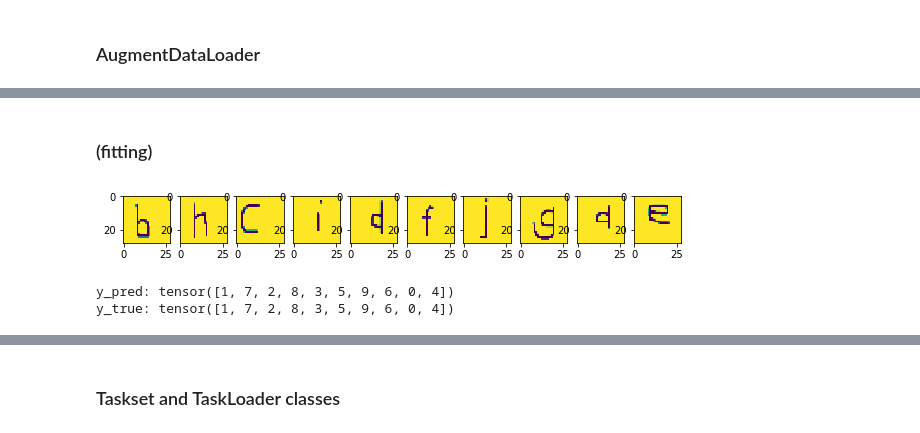
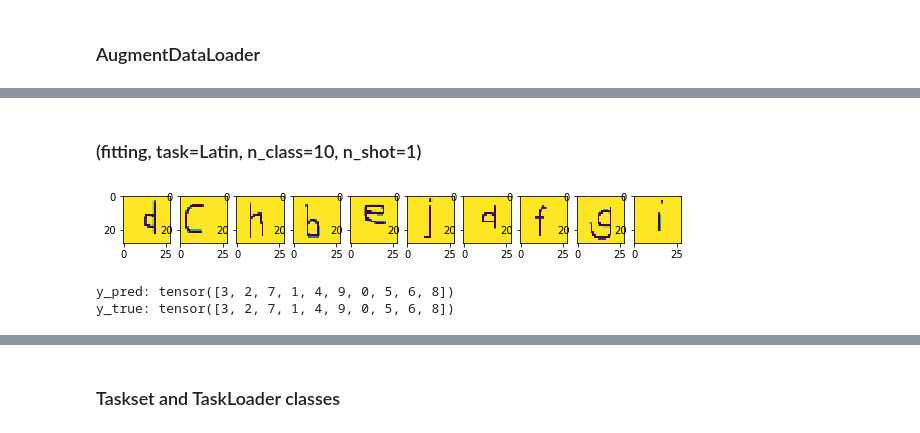
Before and after one commit to naruya/maml-pytorch, a Jupyter notebook: notebooks/maml.ipynb, the cells around one changed output, grey strips where cells are left out. Drawn from its saved outputs; the diff is of its cells as text; code cells hidden in the pictures.

```diff
--- a/notebooks/maml.ipynb
+++ b/notebooks/maml.ipynb
@@ -290,5 +290,5 @@ y_true: tensor([0, 8, 6, 5, 5, 1, 5, 7, 0, 3])
-# %% [markdown]
-### (fitting)
+# %% [markdown]
+### (fitting, task=Latin, n_class=10, n_shot=1)
 # %%
 local_task_train_data_loader = DataLoader(
     OmniglotOriginDataset("../data/omniglot_mini/images_background/Latin/",
@@ -305,34 +305,34 @@ local_task_test_data_loader = DataLoader(
     OmniglotOriginDataset("../data/omniglot_mini/images_background/Latin/",
                     n_class=n_class,
                     train=False,
                     train_index=[0],
                     transform=transforms.Compose([
                         ToTensor()
                     ])),
     batch_size=batch_size, shuffle=True)
 
 model = OmniglotNet(n_class=10).to(device)
 optimizer = optim.SGD(model.parameters(), lr=0.01, momentum=0.5)
-a=0
+
 with tqdm(range(10)) as _tqdm:
     for epoch in _tqdm:
         train_loss, train_acc = train(model, device, local_task_train_data_loader, optimizer, epoch)
         test_loss, test_acc = test(model, device, local_task_test_data_loader)
         _tqdm.set_postfix(OrderedDict(
             epoch=epoch+1,
             train_loss=train_loss, train_acc=train_acc,
             test_loss=test_loss, test_acc=test_acc))
 
 
 data, target = local_task_train_data_loader.__iter__().next()
 
 images = np.array(data).reshape(10,28,28)
 plt.figure(figsize=(10,1))
 [[plt.subplot(1,10,i+1), plt.imshow(img)] for i, img in enumerate(images)]; plt.show()
 
 print("y_pred:", torch.argmax(model(data.cuda()), 1).cpu())
 print("y_true:", target)
 # %% [output]
-[figure, old version]
+[figure, new version]
-y_pred: tensor([1, 7, 2, 8, 3, 5, 9, 6, 0, 4])
-y_true: tensor([1, 7, 2, 8, 3, 5, 9, 6, 0, 4])
+y_pred: tensor([3, 2, 7, 1, 4, 9, 0, 5, 6, 8])
+y_true: tensor([3, 2, 7, 1, 4, 9, 0, 5, 6, 8])
```
Also changed, not shown: parts of 8 cells of this notebook, 4 other files.
